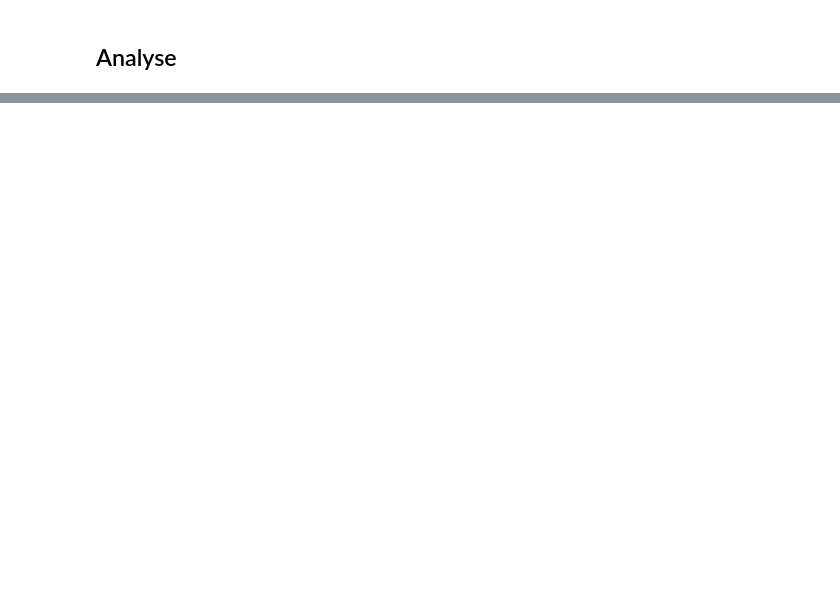
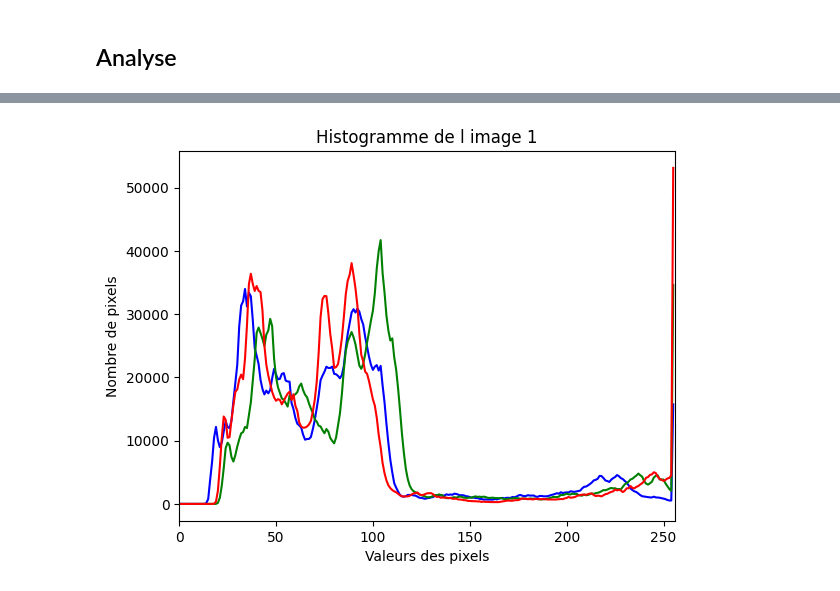
Before and after one commit to YANNBEN2310/DETECTION_RECOGNITION, a Jupyter notebook: Projet_Detection&Reconnaissance.ipynb, the cells around one changed output, grey strips where cells are left out. Saved outputs shown, nothing was run; the diff lists cells and outputs as text; code cells hidden in the pictures; blank space fills up the shorter version.

```diff
--- a/Projet_Detection&Reconnaissance.ipynb
+++ b/Projet_Detection&Reconnaissance.ipynb
@@ -124,0 +174,14 @@ display(ⵜⵎⵙⵙⵓⵏⵜ)
+# %%
+#on prend l'image 1, et on fait un histogramme de l'image en fonction de chaque couleur (rouge, vert, bleu)
+color = ('b','g','r')
+
+for i,col in enumerate(color):
+    histr = cv2.calcHist([img1],[i],None,[256],[0,256])
+    plt.plot(histr,color = col)
+    plt.xlim([0,256])
+plt.title('Histogramme de l image 1')
+plt.xlabel('Valeurs des pixels')
+plt.ylabel('Nombre de pixels')
+plt.show()
+# %% [output]
+[figure, added]
```
Also changed, not shown: parts of 17 cells of this notebook.
